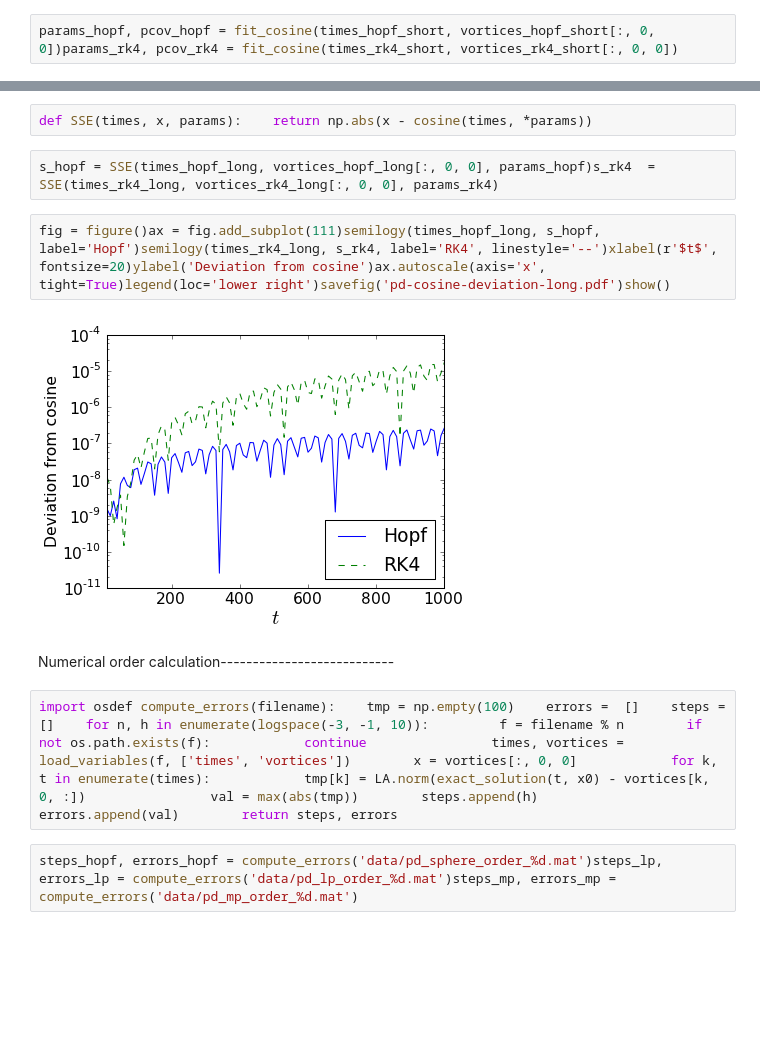
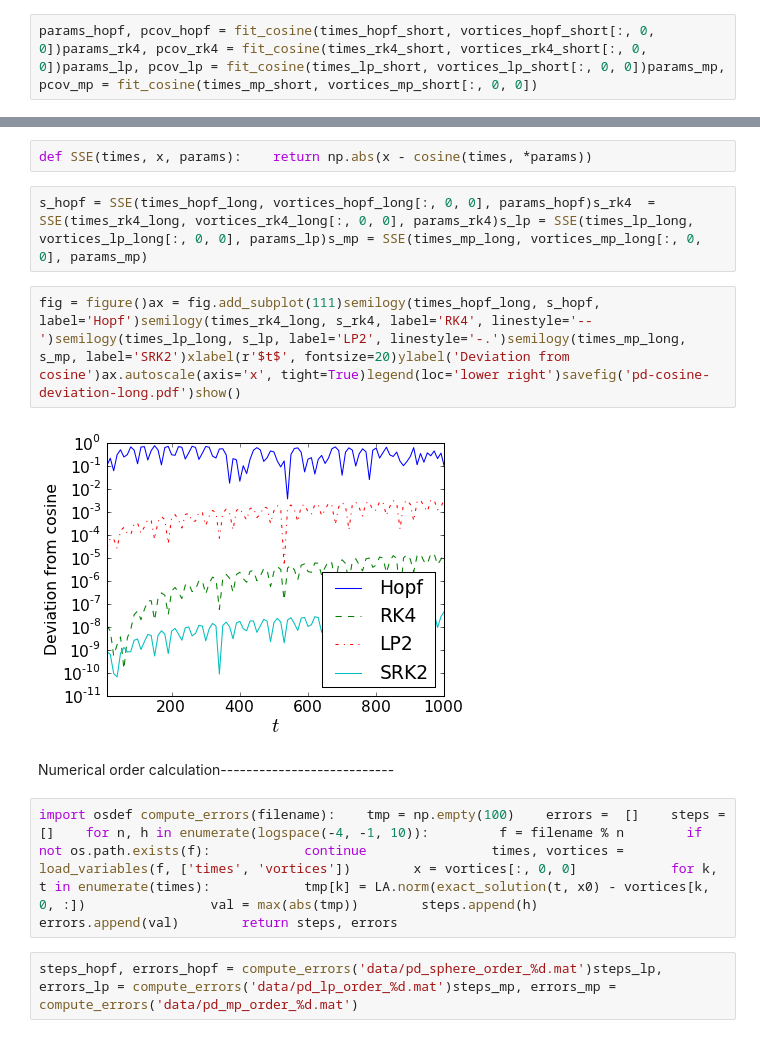
Before and after one commit to jvkersch/hopf-vortices, a Jupyter notebook: simulations/polvani_dritschel/Polvani-Dritschel vortex ring.ipynb, the cells around one changed output, grey strips where cells are left out. Cells and saved outputs as stored; diff of their text form; blank space fills up the shorter version.

```diff
--- a/simulations/polvani_dritschel/Polvani-Dritschel vortex ring.ipynb
+++ b/simulations/polvani_dritschel/Polvani-Dritschel vortex ring.ipynb
@@ -88,7 +95,7 @@ def cosine(xdata, amplitude, freq, phase):    return amplitude*np.cos(freq*xdata
 # %%
 def fit_cosine(t, x):    return curve_fit(cosine, t, x, [.4, omega, 0.])
 # %%
-params_hopf, pcov_hopf = fit_cosine(times_hopf_short, vortices_hopf_short[:, 0, 0])params_rk4, pcov_rk4 = fit_cosine(times_rk4_short, vortices_rk4_short[:, 0, 0])
+params_hopf, pcov_hopf = fit_cosine(times_hopf_short, vortices_hopf_short[:, 0, 0])params_rk4, pcov_rk4 = fit_cosine(times_rk4_short, vortices_rk4_short[:, 0, 0])params_lp, pcov_lp = fit_cosine(times_lp_short, vortices_lp_short[:, 0, 0])params_mp, pcov_mp = fit_cosine(times_mp_short, vortices_mp_short[:, 0, 0])
 # %%
 print pcov_rk4
 # %% [output]
@@ -96,15 +103,15 @@ print pcov_rk4
 # %%
 def SSE(times, x, params):    return np.abs(x - cosine(times, *params))
 # %%
-s_hopf = SSE(times_hopf_long, vortices_hopf_long[:, 0, 0], params_hopf)s_rk4  = SSE(times_rk4_long, vortices_rk4_long[:, 0, 0], params_rk4)
+s_hopf = SSE(times_hopf_long, vortices_hopf_long[:, 0, 0], params_hopf)s_rk4  = SSE(times_rk4_long, vortices_rk4_long[:, 0, 0], params_rk4)s_lp = SSE(times_lp_long, vortices_lp_long[:, 0, 0], params_lp)s_mp = SSE(times_mp_long, vortices_mp_long[:, 0, 0], params_mp)
 # %%
-fig = figure()ax = fig.add_subplot(111)semilogy(times_hopf_long, s_hopf, label='Hopf')semilogy(times_rk4_long, s_rk4, label='RK4', linestyle='--')xlabel(r'$t$', fontsize=20)ylabel('Deviation from cosine')ax.autoscale(axis='x', tight=True)legend(loc='lower right')savefig('pd-cosine-deviation-long.pdf')show()
+fig = figure()ax = fig.add_subplot(111)semilogy(times_hopf_long, s_hopf, label='Hopf')semilogy(times_rk4_long, s_rk4, label='RK4', linestyle='--')semilogy(times_lp_long, s_lp, label='LP2', linestyle='-.')semilogy(times_mp_long, s_mp, label='SRK2')xlabel(r'$t$', fontsize=20)ylabel('Deviation from cosine')ax.autoscale(axis='x', tight=True)legend(loc='lower right')savefig('pd-cosine-deviation-long.pdf')show()
 # %% [output]
-[figure, old version]
+[figure, new version]
 # %% [markdown]
 Numerical order calculation---------------------------
 # %%
-import osdef compute_errors(filename):    tmp = np.empty(100)    errors =  []    steps = []    for n, h in enumerate(logspace(-3, -1, 10)):         f = filename % n        if not os.path.exists(f):            continue                times, vortices = load_variables(f, ['times', 'vortices'])        x = vortices[:, 0, 0]            for k, t in enumerate(times):            tmp[k] = LA.norm(exact_solution(t, x0) - vortices[k, 0, :])                val = max(abs(tmp))        steps.append(h)        errors.append(val)        return steps, errors
+import osdef compute_errors(filename):    tmp = np.empty(100)    errors =  []    steps = []    for n, h in enumerate(logspace(-4, -1, 10)):         f = filename % n        if not os.path.exists(f):            continue                times, vortices = load_variables(f, ['times', 'vortices'])        x = vortices[:, 0, 0]            for k, t in enumerate(times):            tmp[k] = LA.norm(exact_solution(t, x0) - vortices[k, 0, :])                val = max(abs(tmp))        steps.append(h)        errors.append(val)        return steps, errors
 # %%
 steps_hopf, errors_hopf = compute_errors('data/pd_sphere_order_%d.mat')steps_lp, errors_lp = compute_errors('data/pd_lp_order_%d.mat')steps_mp, errors_mp = compute_errors('data/pd_mp_order_%d.mat')
 # %%
```
Also changed, not shown: parts of 22 cells of this notebook, 2 other files.
